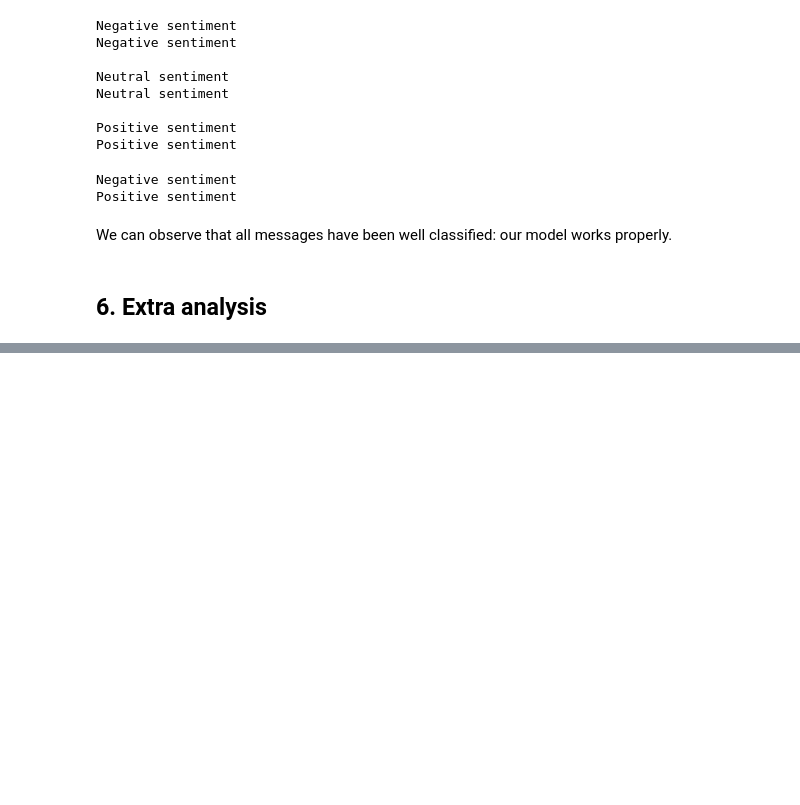
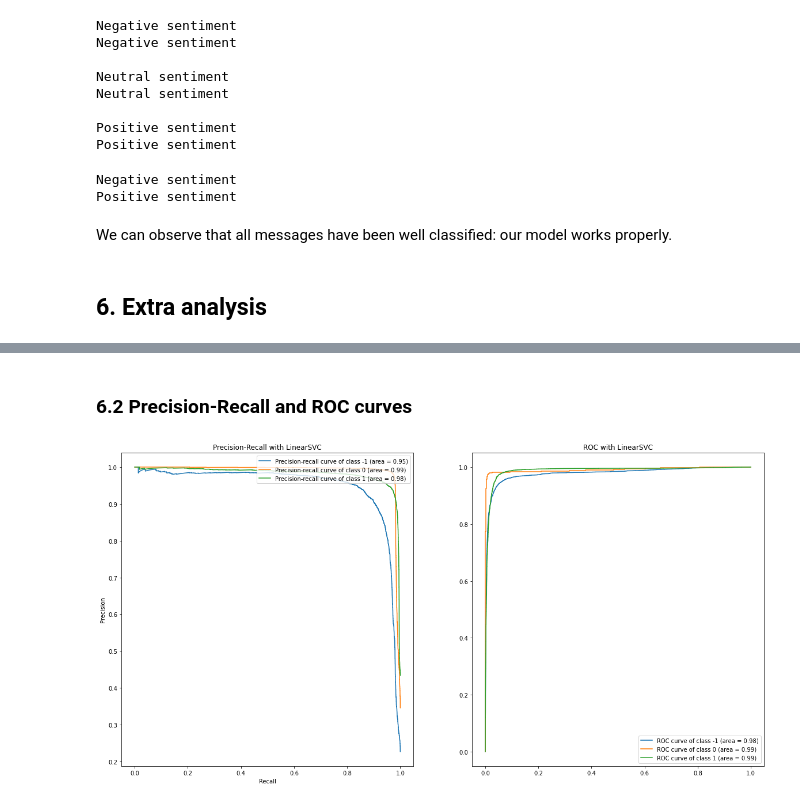
Before and after one commit to SergiCSim/Cas-Kaggle, a Jupyter notebook: Cas_kaggle.ipynb, the cells around one changed output, grey strips where cells are left out. Drawn from its saved outputs; the diff is of its cells as text; code cells hidden in the pictures; blank space fills up the shorter version.

Commit message:
Corbes precision-recall, ROC i matriu de confusió

```diff
--- a/Cas_kaggle.ipynb
+++ b/Cas_kaggle.ipynb
@@ -621,0 +628,2 @@ neutral_words
+# %% [markdown]
+### 6.2 Precision-Recall and ROC curves
@@ -621,0 +667,12 @@ neutral_words
+# %%
+# Plot of precision-recall and ROC curves of our model
+
+probs = clf.predict_proba(X_test)
+
+fig, axes = plt.subplots(1,2,figsize=(20,10))
+ax = axes.ravel()
+
+plot_precision_recall(probs, ax[0], title='Precision-Recall with LinearSVC', y_v=y_test)
+plot_ROC(probs, ax[1], title='ROC with LinearSVC', y_v=y_test)
+# %% [output]
+[figure, added]
```
Also changed, not shown: parts of 10 cells of this notebook.
